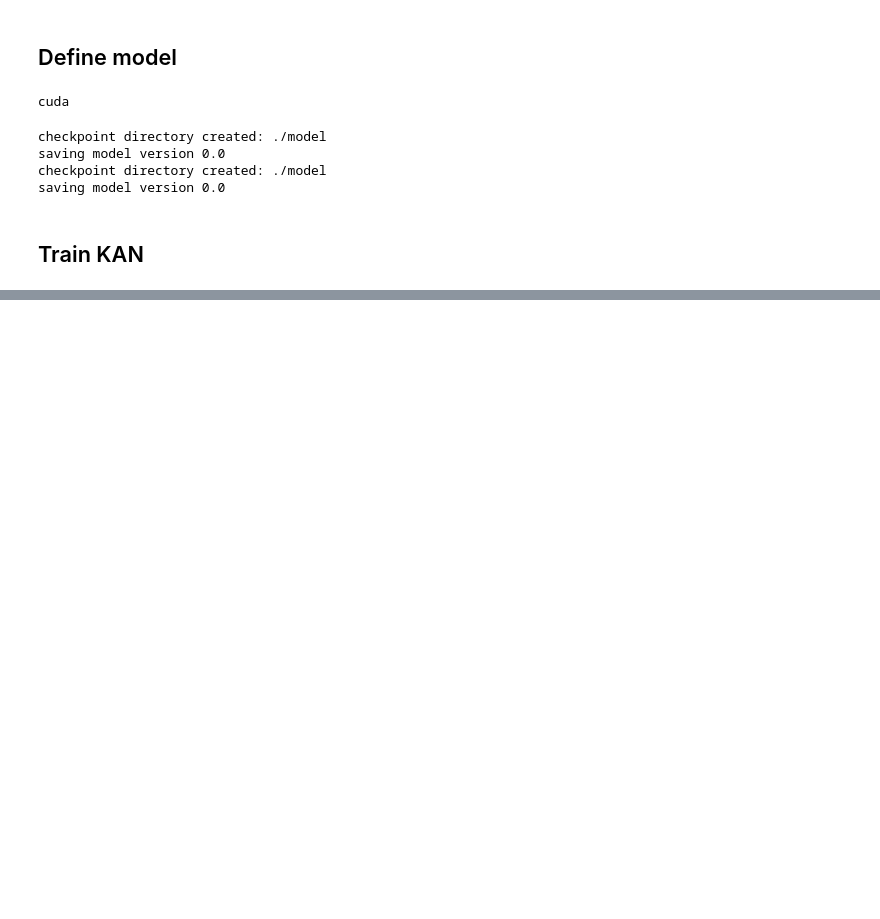
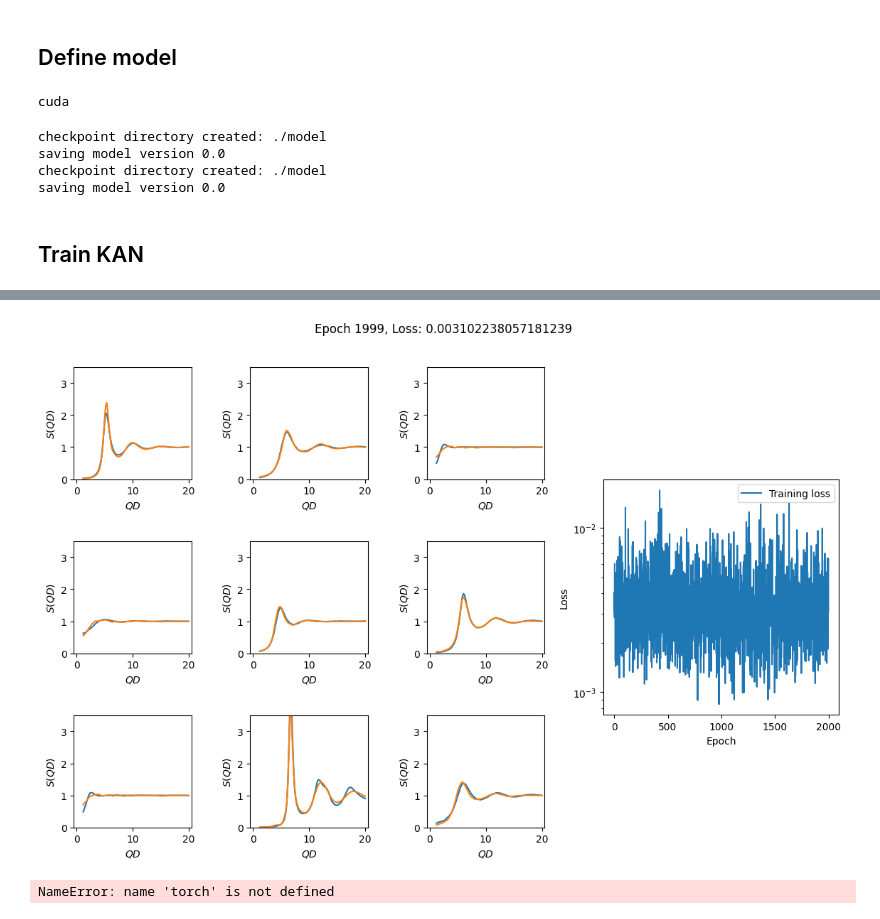
Before and after one commit to ch-tung/SQ_KAN, a Jupyter notebook: test_KAN_SQ.ipynb, the cells around one changed output, grey strips where cells are left out. Cells and saved outputs as stored; diff of their text form; code cells hidden in the pictures; blank space fills up the shorter version.

```diff
--- a/test_KAN_SQ.ipynb
+++ b/test_KAN_SQ.ipynb
@@ -289,0 +313,10 @@ torch.save(model_KAN.state_dict(), './saved_model/KAN/model.pth')
+# %%
+model_KAN.load_state_dict(torch.load('./saved_model/KAN/model_69_11_mixed.pth'))
+train_model_KAN(model_KAN, x_train, y_train, epochs=2000, batch_size=64, l2_reg=0, lr=1e-3)
+# %% [output]
+[figure, added]
+# %%
+fneme = "./saved_model/KAN/model_77_913_grid_ft64.pth"
+torch.save(model_KAN.state_dict(), fneme)
+# %% [output]
+NameError: name 'torch' is not defined
```
Also changed, not shown: parts of 8 cells of this notebook.
